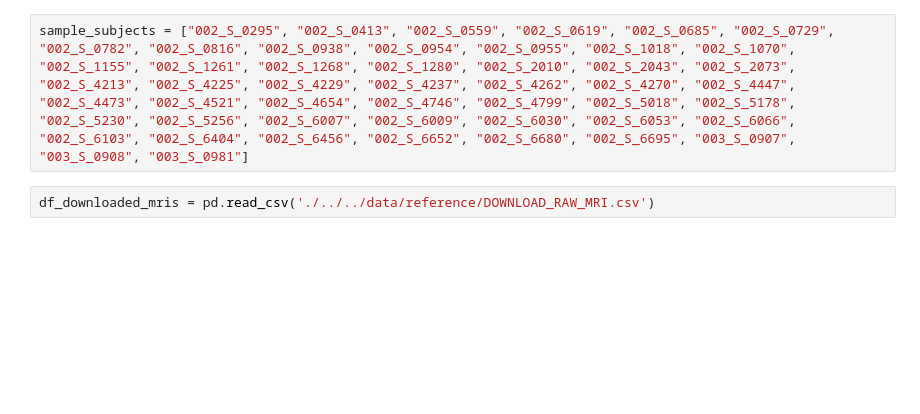
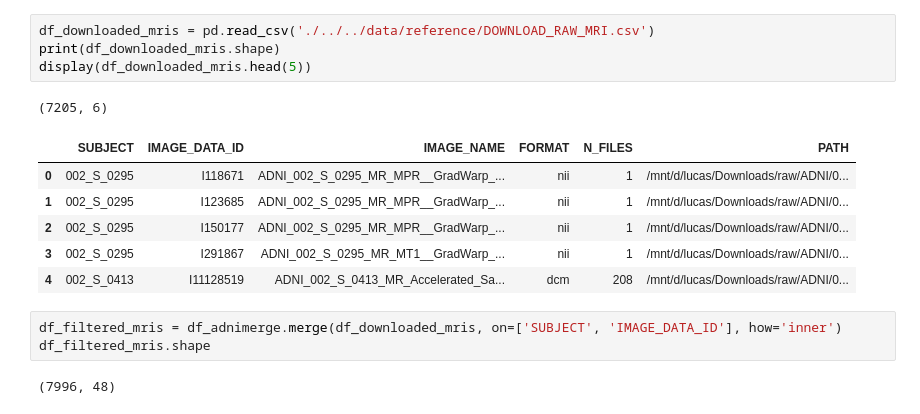
Before and after one commit to lucasthim/mmml-alzheimer-diagnosis, a Jupyter notebook: notebooks/2026_paper/20260624_reviewing_adnimerge.ipynb, the cells around one changed output. Drawn from its saved outputs; the diff is of its cells as text; blank space fills up the shorter version.

```diff
--- a/notebooks/2026_paper/20260624_reviewing_adnimerge.ipynb
+++ b/notebooks/2026_paper/20260624_reviewing_adnimerge.ipynb
@@ -33,4 +42,17 @@ df_selected_mris.SUBJECT.unique().shape
-# %%
-sample_subjects = ["002_S_0295", "002_S_0413", "002_S_0559", "002_S_0619", "002_S_0685", "002_S_0729", "002_S_0782", "002_S_0816", "002_S_0938", "002_S_0954", "002_S_0955", "002_S_1018", "002_S_1070", "002_S_1155", "002_S_1261", "002_S_1268", "002_S_1280", "002_S_2010", "002_S_2043", "002_S_2073", "002_S_4213", "002_S_4225", "002_S_4229", "002_S_4237", "002_S_4262", "002_S_4270", "002_S_4447", "002_S_4473", "002_S_4521", "002_S_4654", "002_S_4746", "002_S_4799", "002_S_5018", "002_S_5178", "002_S_5230", "002_S_5256", "002_S_6007", "002_S_6009", "002_S_6030", "002_S_6053", "002_S_6066", "002_S_6103", "002_S_6404", "002_S_6456", "002_S_6652", "002_S_6680", "002_S_6695", "003_S_0907", "003_S_0908", "003_S_0981"]
 # %%
 df_downloaded_mris = pd.read_csv('./../../data/reference/DOWNLOAD_RAW_MRI.csv')
+print(df_downloaded_mris.shape)
+display(df_downloaded_mris.head(5))
+# %% [output]
+(7205, 6)
+|  | SUBJECT | IMAGE_DATA_ID | IMAGE_NAME | FORMAT | N_FILES | PATH |
+| 0 | 002_S_0295 | I118671 | ADNI_002_S_0295_MR_MPR__GradWarp_... | nii | 1 | /mnt/d/lucas/Downloads/raw/ADNI/0... |
+| 1 | 002_S_0295 | I123685 | ADNI_002_S_0295_MR_MPR__GradWarp_... | nii | 1 | /mnt/d/lucas/Downloads/raw/ADNI/0... |
+| 2 | 002_S_0295 | I150177 | ADNI_002_S_0295_MR_MPR__GradWarp_... | nii | 1 | /mnt/d/lucas/Downloads/raw/ADNI/0... |
+| 3 | 002_S_0295 | I291867 | ADNI_002_S_0295_MR_MT1__GradWarp_... | nii | 1 | /mnt/d/lucas/Downloads/raw/ADNI/0... |
+| 4 | 002_S_0413 | I11128519 | ADNI_002_S_0413_MR_Accelerated_Sa... | dcm | 208 | /mnt/d/lucas/Downloads/raw/ADNI/0... |
+# %%
+df_filtered_mris = df_adnimerge.merge(df_downloaded_mris, on=['SUBJECT', 'IMAGE_DATA_ID'], how='inner')
+df_filtered_mris.shape
+# %% [output]
+(7996, 48)
```
Also changed, not shown: parts of 11 cells of this notebook.
